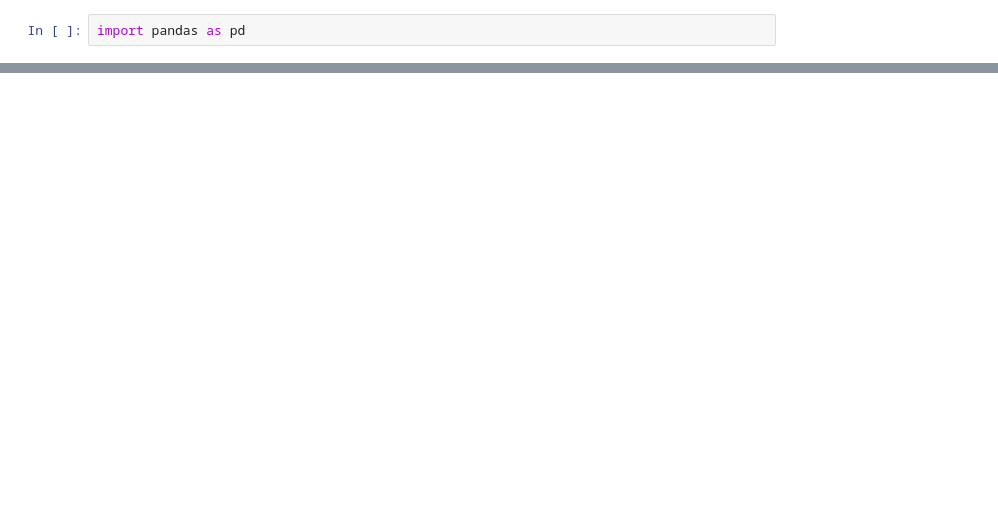
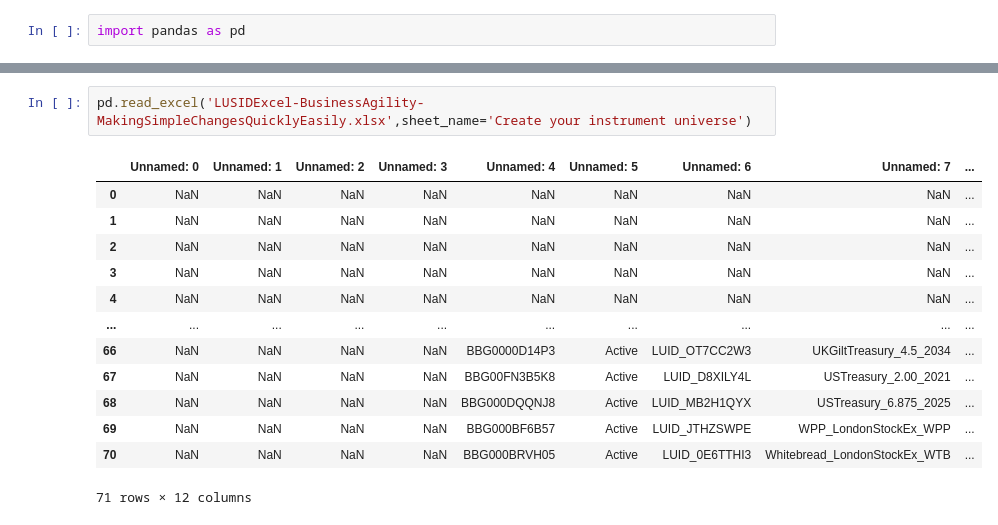
Before and after one commit to saiteja8888/DataScience, a Jupyter notebook: Python_Libraries/1_Pandas.ipynb, the cells around one changed output, grey strips where cells are left out. Cells and saved outputs as stored; diff of their text form; blank space fills up the shorter version.

```diff
--- a/Python_Libraries/1_Pandas.ipynb
+++ b/Python_Libraries/1_Pandas.ipynb
@@ -666,0 +172,16 @@ df2
+# %%
+pd.read_excel('LUSIDExcel-BusinessAgility-MakingSimpleChangesQuicklyEasily.xlsx',sheet_name='Create your instrument universe')
+# %% [output]
+|  | Unnamed: 0 | Unnamed: 1 | Unnamed: 2 | Unnamed: 3 | Unnamed: 4 | Unnamed: 5 | Unnamed: 6 | Unnamed: 7 | ... |
+| 0 | NaN | NaN | NaN | NaN | NaN | NaN | NaN | NaN | ... |
+| 1 | NaN | NaN | NaN | NaN | NaN | NaN | NaN | NaN | ... |
+| 2 | NaN | NaN | NaN | NaN | NaN | NaN | NaN | NaN | ... |
+| 3 | NaN | NaN | NaN | NaN | NaN | NaN | NaN | NaN | ... |
+| 4 | NaN | NaN | NaN | NaN | NaN | NaN | NaN | NaN | ... |
+| ... | ... | ... | ... | ... | ... | ... | ... | ... | ... |
+| 66 | NaN | NaN | NaN | NaN | BBG0000D14P3 | Active | LUID_OT7CC2W3 | UKGiltTreasury_4.5_2034 | ... |
+| 67 | NaN | NaN | NaN | NaN | BBG00FN3B5K8 | Active | LUID_D8XILY4L | USTreasury_2.00_2021 | ... |
+| 68 | NaN | NaN | NaN | NaN | BBG000DQQNJ8 | Active | LUID_MB2H1QYX | USTreasury_6.875_2025 | ... |
+| 69 | NaN | NaN | NaN | NaN | BBG000BF6B57 | Active | LUID_JTHZSWPE | WPP_LondonStockEx_WPP | ... |
+| 70 | NaN | NaN | NaN | NaN | BBG000BRVH05 | Active | LUID_0E6TTHI3 | Whitebread_LondonStockEx_WTB | ... |
+71 rows × 12 columns
```
Also changed, not shown: parts of 118 cells of this notebook, 4 other files.
